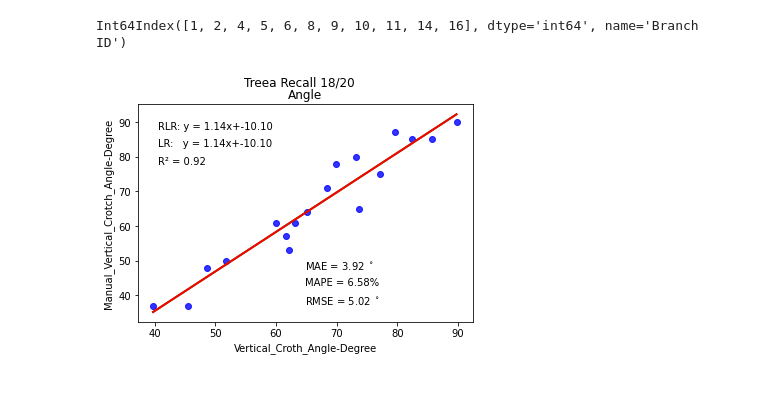
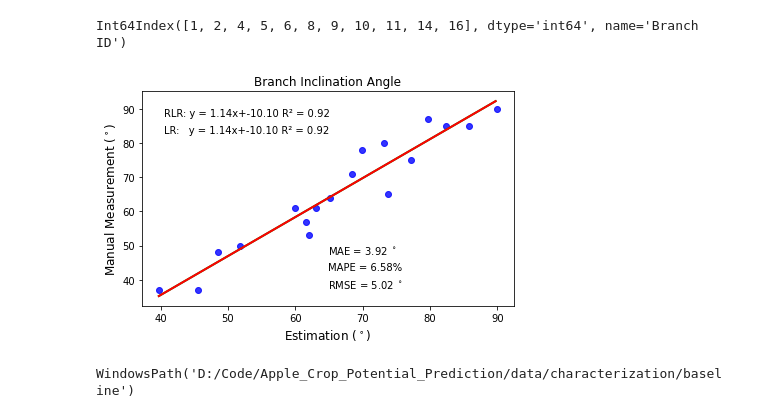
Before and after one commit to suptimq/AppleQSM, a Jupyter notebook: code/notebook/plot_branch_corr.ipynb, the cells around one changed output. Drawn from its saved outputs; the diff is of its cells as text; code cells hidden in the pictures; blank space fills up the shorter version.

Commit message:
update figures

```diff
--- a/code/notebook/plot_branch_corr.ipynb
+++ b/code/notebook/plot_branch_corr.ipynb
@@ -21,8 +21,8 @@ from utility import mean_absolute_percentage_error, calibrate_branch_trait, cali
 field_measurement_filepath = Path(r"D:\Data\Apple_Orchard\Lailiang_Cheng\Field_Measurements.xlsx")
 
 data_folder = Path(r'D:\Code\Apple_Crop_Potential_Prediction\data\characterization')
-exp_id =  'multiplier_by_3_cpc_sphere_radius_002'
-exp_ref_id = 'multiplier_by_3'
+exp_id =  'baseline'
+exp_ref_id = 'baseline'
 data_folder = data_folder / exp_id
 excel_files = sorted(glob(str(data_folder / 'tree*_branch_*.xlsx')))
 print(excel_files)
@@ -317,6 +317,8 @@ valid_sensor_measurement_df.index
 # %% [output]
 Int64Index([1, 2, 4, 5, 6, 8, 9, 10, 11, 14, 16], dtype='int64', name='Branch ID')
 # %%
+text_in_title_para = {'fontfamily': 'sans-serif', 'fontsize': 12, 'fontweight': 20}
+text_in_figure_para = {'fontfamily': 'sans-serif', 'fontsize': 8, 'fontweight': 20, 'horizontalalignment': 'left', 'verticalalignment': 'center'}
 fig, ax = plt.subplots(nrows=1, ncols=1, figsize=(6,4))
 
 characterization_filepath = excel_files[-1]
@@ -331,36 +333,42 @@ calibrated_sensor_measurement_gt = None
 
 sheetname = characterization_excel.sheetnames[0]
 sensor_measurement_df = pd.read_excel(str(characterization_filepath), sheet_name=sheetname)
 calibrated_sensor_measurement_df = calibrate_branch_trait_from_other_excel(sensor_measurement_df, field_measurement_df)
 
 sensor_measurement_df_reset = sensor_measurement_df.set_index('Branch ID')
 calibrated_sensor_measurement_df_reset = calibrated_sensor_measurement_df.set_index('Branch ID')
 sensor_measurement_df_reset[['Manual_Vertical_Crotch_Angle-Degree', 'Manual_Branch_Diameter-mm']] = calibrated_sensor_measurement_df_reset[['Manual_Vertical_Crotch_Angle-Degree', 'Manual_Branch_Diameter-mm']]
 
 tmp = sensor_measurement_df_reset.loc[~sensor_measurement_df_reset['Manual_Branch_Diameter-mm'].isnull(), :]
 valid_sensor_measurement_df = tmp.copy()
 valid_sensor_measurement_df['Primary_Branch_Diameter-mm'] = valid_sensor_measurement_df['Primary_Branch_Radius-mm'] * 2
 total_sensor_measurement = len(valid_sensor_measurement_df)
 total_field_measurement = len(field_measurement_df) - 1
 
 
 x_axis = 'Vertical_Croth_Angle-Degree'
 y_axis = 'Manual_Vertical_Crotch_Angle-Degree'
 metrics = evaluation(valid_sensor_measurement_df, x=x_axis, y=y_axis)
 lr_x, lr_y, lr_coef, lr_intercept, lr_score = metrics['LR']
 ransac_lr_x, ransac_lr_y, rlr_coef, rlr_intercept, rlr_score = metrics['RLR']
 sns.regplot(x=x_axis, y=y_axis, data=valid_sensor_measurement_df, ci=None, fit_reg=False, robust=False, scatter_kws={"color": "blue"}, line_kws={"color": "red"}, ax=ax)
 ax.plot(lr_x, lr_y, color="green", linewidth=2, label="Linear regressor")
 ax.plot(ransac_lr_x, ransac_lr_y, color="red", linewidth=2, label="RANSAC regressor")
-ax.text(0.06, 0.9, f'RLR: y = {rlr_coef[0][0]:.2f}x+{rlr_intercept[0]:.2f}', horizontalalignment='left', verticalalignment='center', transform=ax.transAxes)
-ax.text(0.06, 0.82, f'LR:   y = {lr_coef[0][0]:.2f}x+{lr_intercept[0]:.2f}', horizontalalignment='left', verticalalignment='center', transform=ax.transAxes)
-ax.text(0.06, 0.74, f'R\u00b2 = {lr_score:.2f}', horizontalalignment='left', verticalalignment='center', transform=ax.transAxes)
+ax.text(0.06, 0.9, f'RLR: y = {rlr_coef[0][0]:.2f}x+{rlr_intercept[0]:.2f} R\u00b2 = {lr_score:.2f}', horizontalalignment='left', verticalalignment='center', transform=ax.transAxes)
+ax.text(0.06, 0.82, f'LR:   y = {lr_coef[0][0]:.2f}x+{lr_intercept[0]:.2f} R\u00b2 = {lr_score:.2f}', horizontalalignment='left', verticalalignment='center', transform=ax.transAxes)
 ax.text(0.5, 0.26, f"MAE = {metrics['MAE']} $^\circ$", horizontalalignment='left', verticalalignment='center', transform=ax.transAxes)
 ax.text(0.5, 0.18, f"MAPE = {metrics['MAPE']}%", horizontalalignment='left', verticalalignment='center', transform=ax.transAxes)
 ax.text(0.5, 0.1, f"RMSE = {metrics['RMSE']} $^\circ$", horizontalalignment='left', verticalalignment='center', transform=ax.transAxes)
-ax.set_title('Angle')
+ax.set_title('Branch Inclination Angle', **text_in_title_para)
+ax.set_xlabel('Estimation ($^\circ$)', **text_in_title_para)
+ax.set_ylabel('Manual Measurement ($^\circ$)', **text_in_title_para)
 
-fig.suptitle(f'{tree_id.capitalize()} Recall {total_sensor_measurement}/{total_field_measurement}')
+fig.tight_layout()
+
 plt.savefig(str(save_folder / tree_id.capitalize()))
 # %% [output]
-[figure, old version]
+[figure, new version]
+# %%
+save_folder
+# %% [output]
+WindowsPath('D:/Code/Apple_Crop_Potential_Prediction/data/characterization/baseline')
```
Also changed, not shown: parts of 1 cell of this notebook, 6 other files.
